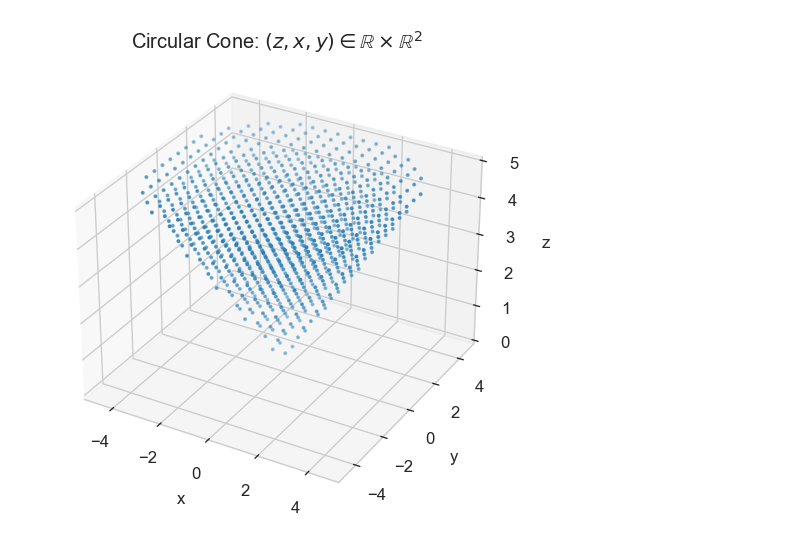
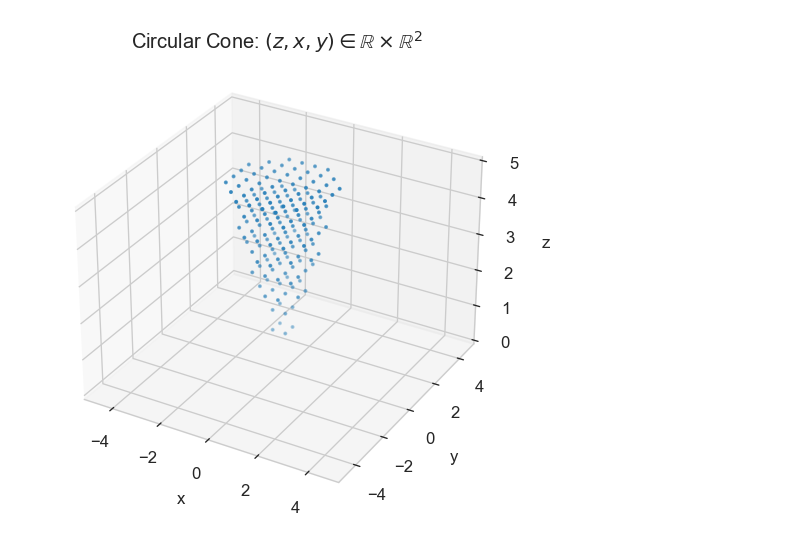
Before and after one commit to doggydoggy0101/math_project, a Jupyter notebook: cone/test.ipynb, the cells around one changed output. Cells and saved outputs as stored; diff of their text form; code cells hidden in the pictures.

```diff
--- a/cone/test.ipynb
+++ b/cone/test.ipynb
@@ -10,13 +10,13 @@ from evaluation import check
 # %%
 bdd = 5
 num = 20
-theta = np.pi/4
+theta = np.pi/8
 
 cone = CircularCone3D(boundary=bdd, number=num, theta=theta, verbose=True)
 x,y,z = cone.x, cone.y, cone.z # x_1=z in R and x_2=[x,y] in R^2
 n = x.shape[0] # number of points in cone
 # %% [output]
-[figure, old version]
+[figure, new version]
 # %%
 breaker = False
 point_idx = []
```
Also changed, not shown: parts of 5 cells of this notebook, 3 other files.
